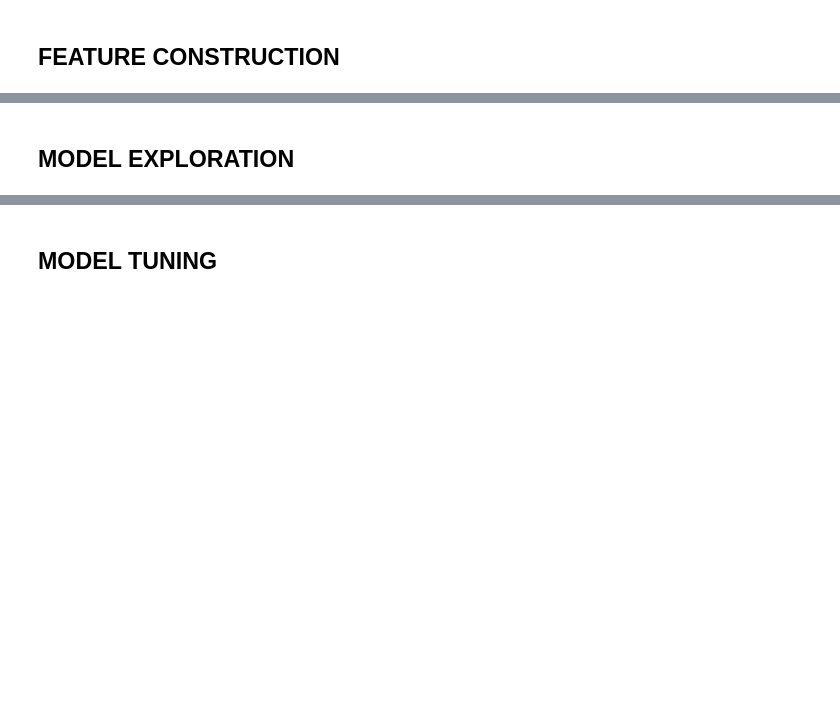
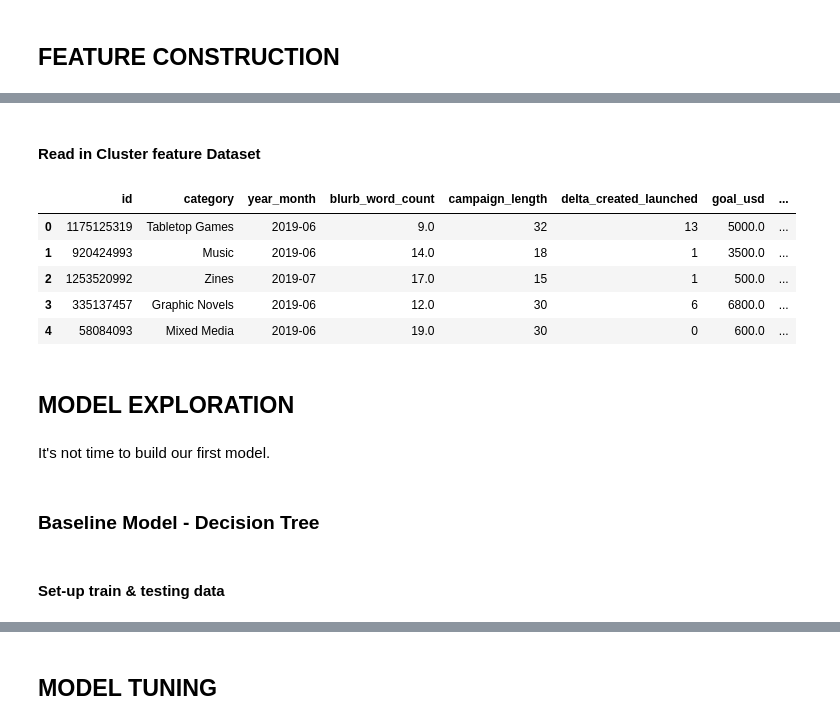
Before and after one commit to nateej1/kickstarter-campaign-classification, a Jupyter notebook: notebooks/04_reports/20190816-mlb-DRAFT-final-report.ipynb, the cells around one changed output, grey strips where cells are left out. Saved outputs shown, nothing was run; the diff lists cells and outputs as text; code cells hidden in the pictures; blank space fills up the shorter version.

Commit message:
initial model building

```diff
--- a/notebooks/04_reports/20190816-mlb-DRAFT-final-report.ipynb
+++ b/notebooks/04_reports/20190816-mlb-DRAFT-final-report.ipynb
@@ -263,0 +325,2 @@ Ratio of Successful Tabletop Game Campaigns:  0.3689369828134946
+# %%
+kick_proc = kickstarter_feature_engineering(kick_inter)
@@ -264,2 +345,18 @@ Ratio of Successful Tabletop Game Campaigns:  0.3689369828134946
+# %% [markdown]
+#### Read in Cluster feature Dataset
+# %%
+cluster_features =  pd.read_csv('../../data/03_processed/KNN_cluster_features_.csv')
+kick_proc = kick_proc.merge(cluster_features,
+                           how='left',
+                           on='id')
+# %%
+kick_proc.head()
+# %% [output]
+|  | id | category | year_month | blurb_word_count | campaign_length | delta_created_launched | goal_usd | ... |
+| 0 | 1175125319 | Tabletop Games | 2019-06 | 9.0 | 32 | 13 | 5000.0 | ... |
+| 1 | 920424993 | Music | 2019-06 | 14.0 | 18 | 1 | 3500.0 | ... |
+| 2 | 1253520992 | Zines | 2019-07 | 17.0 | 15 | 1 | 500.0 | ... |
+| 3 | 335137457 | Graphic Novels | 2019-06 | 12.0 | 30 | 6 | 6800.0 | ... |
+| 4 | 58084093 | Mixed Media | 2019-06 | 19.0 | 30 | 0 | 600.0 | ... |
 # %% [markdown]
 ## MODEL EXPLORATION
@@ -265,0 +369,6 @@ Ratio of Successful Tabletop Game Campaigns:  0.3689369828134946
+# %% [markdown]
+It's not time to build our first model.
+# %% [markdown]
+### Baseline Model - Decision Tree
+# %% [markdown]
+#### Set-up train & testing data
```
Also changed, not shown: parts of 21 cells of this notebook, 2 other files.
